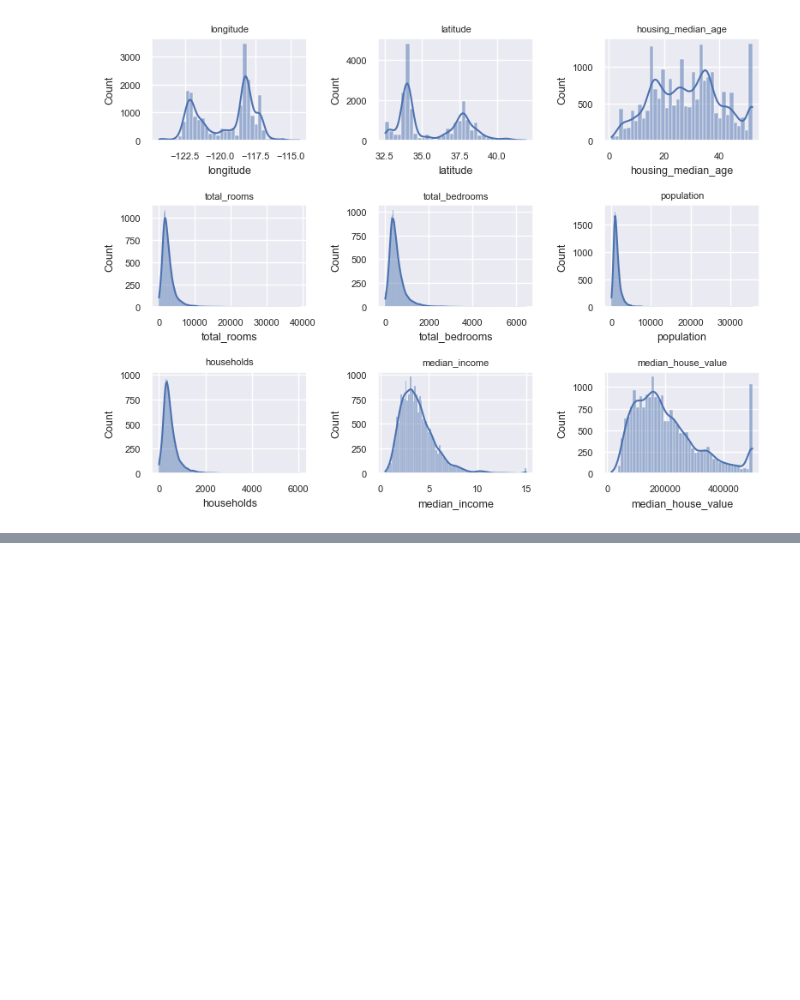
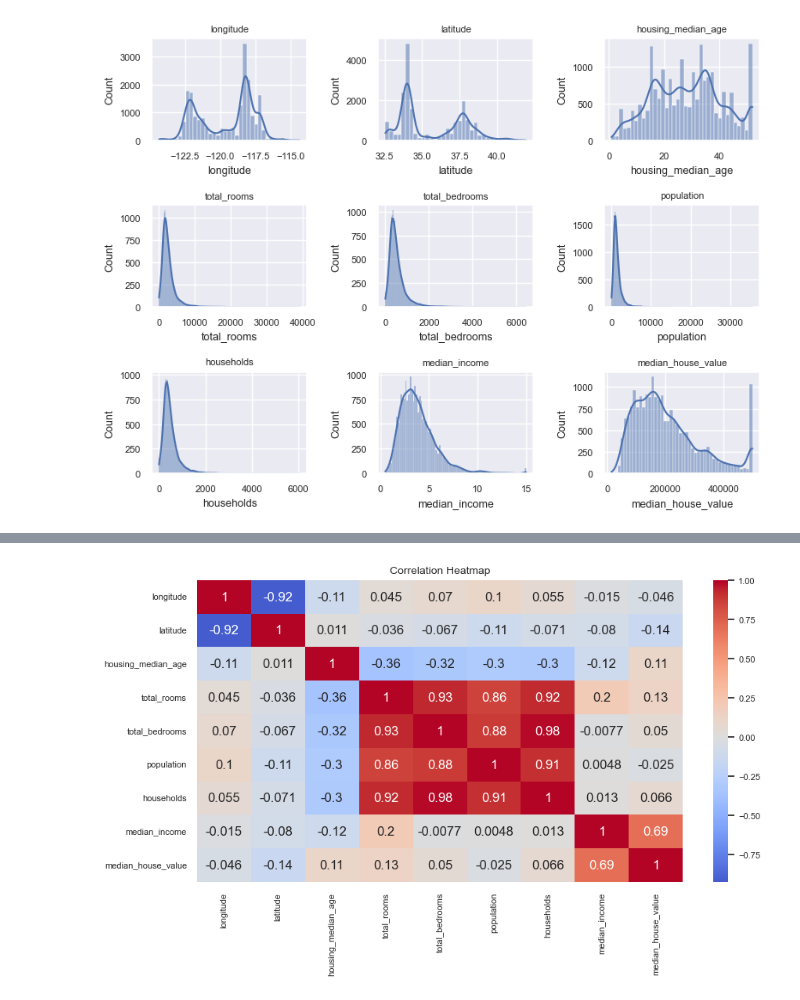
Before and after one commit to tejutejas05/House-Price-Prediction-Using-Machine-Learning, a Jupyter notebook: house_price.ipynb, the cells around one changed output, grey strips where cells are left out. Saved outputs shown, nothing was run; the diff lists cells and outputs as text; code cells hidden in the pictures; blank space fills up the shorter version.

```diff
--- a/house_price.ipynb
+++ b/house_price.ipynb
@@ -191,0 +205,12 @@ plt.show()
+# %%
+plt.figure(figsize=(10, 5))
+sns.heatmap(
+    df[num_cols].corr(),
+    annot=True,
+    cmap="coolwarm",
+    center=0
+)
+plt.title("Correlation Heatmap")
+plt.show()
+# %% [output]
+[figure, added]
```
Also changed, not shown: parts of 1 cell of this notebook.
